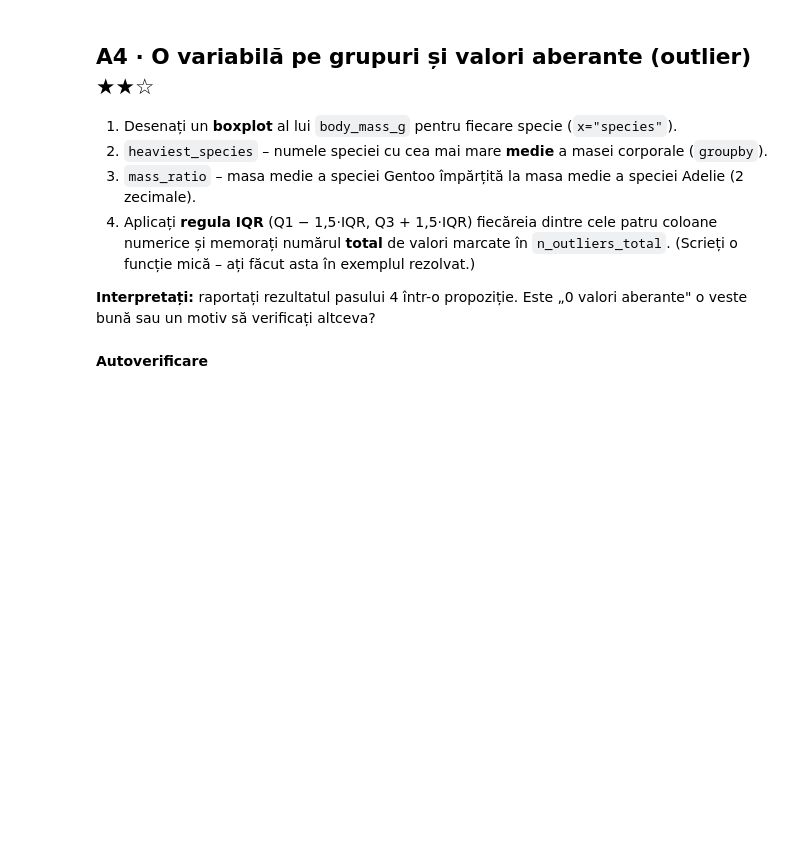
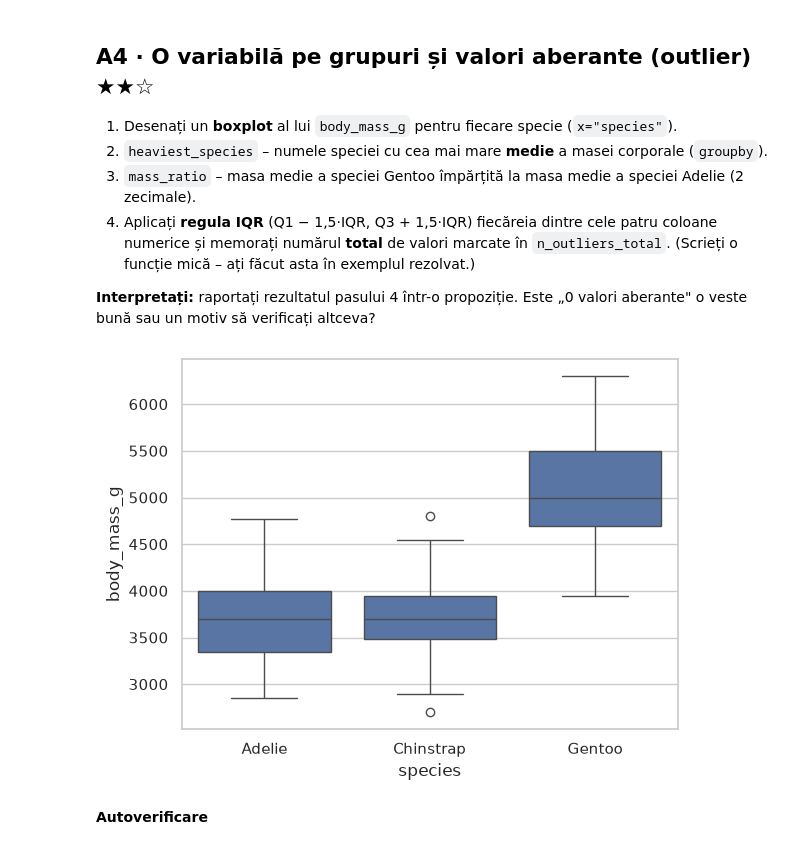
Before and after one commit to ionutzzzzz/Smart-System, a Jupyter notebook: labs/Laborator 2/Lab2_Exercitii.ipynb, the cells around one changed output. Saved outputs shown, nothing was run; the diff lists cells and outputs as text; code cells hidden in the pictures; blank space fills up the shorter version.

```diff
--- a/labs/Laborator 2/Lab2_Exercitii.ipynb
+++ b/labs/Laborator 2/Lab2_Exercitii.ipynb
@@ -118,14 +201,18 @@ check_value("majority_share", majority_share, "26ccbcee", "value_counts(normaliz
 **Interpretați:** raportați rezultatul pasului 4 într-o propoziție. Este „0 valori aberante" o veste bună sau un motiv să verificați altceva?
 # %%
 # boxplot
+
+sns.boxplot(data=penguins, x="species", y="body_mass_g")
 
 heaviest_species = ...
 mass_ratio = ...
 
 def count_iqr_outliers(s):
     ...
 
 n_outliers_total = ...
+# %% [output]
+[figure, added]
 # %% [markdown]
 **Autoverificare**
 # %%
```
Also changed, not shown: parts of 11 cells of this notebook, 4 other files.
